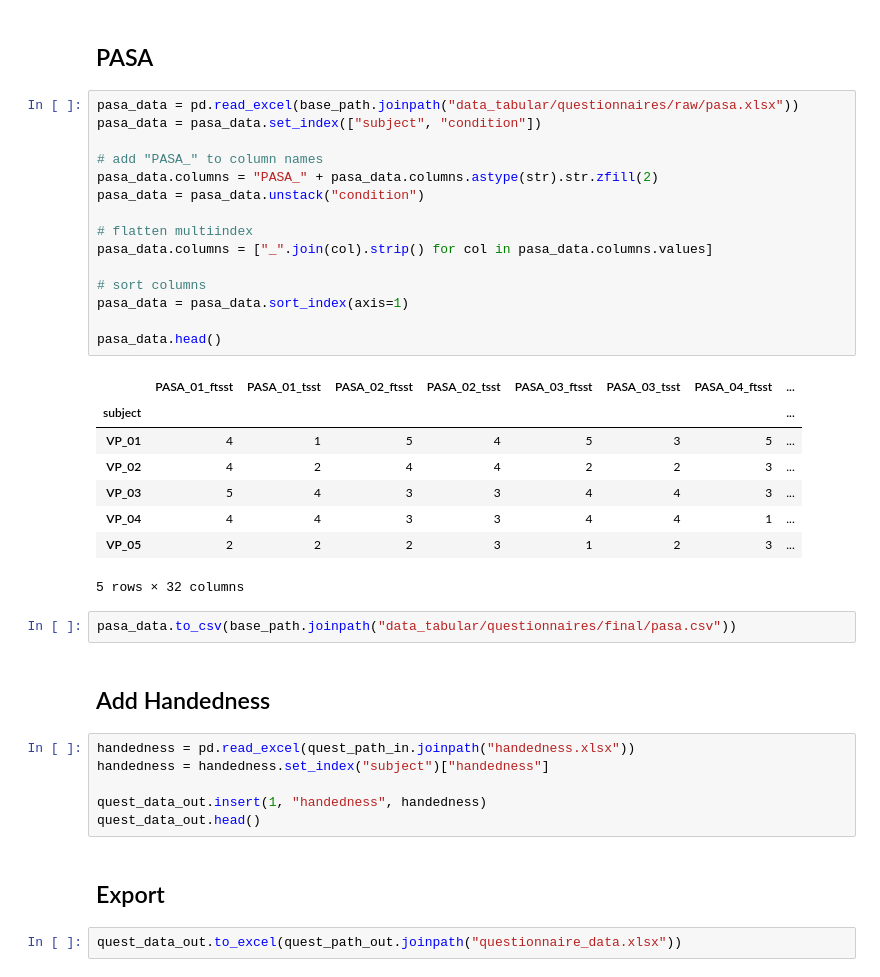
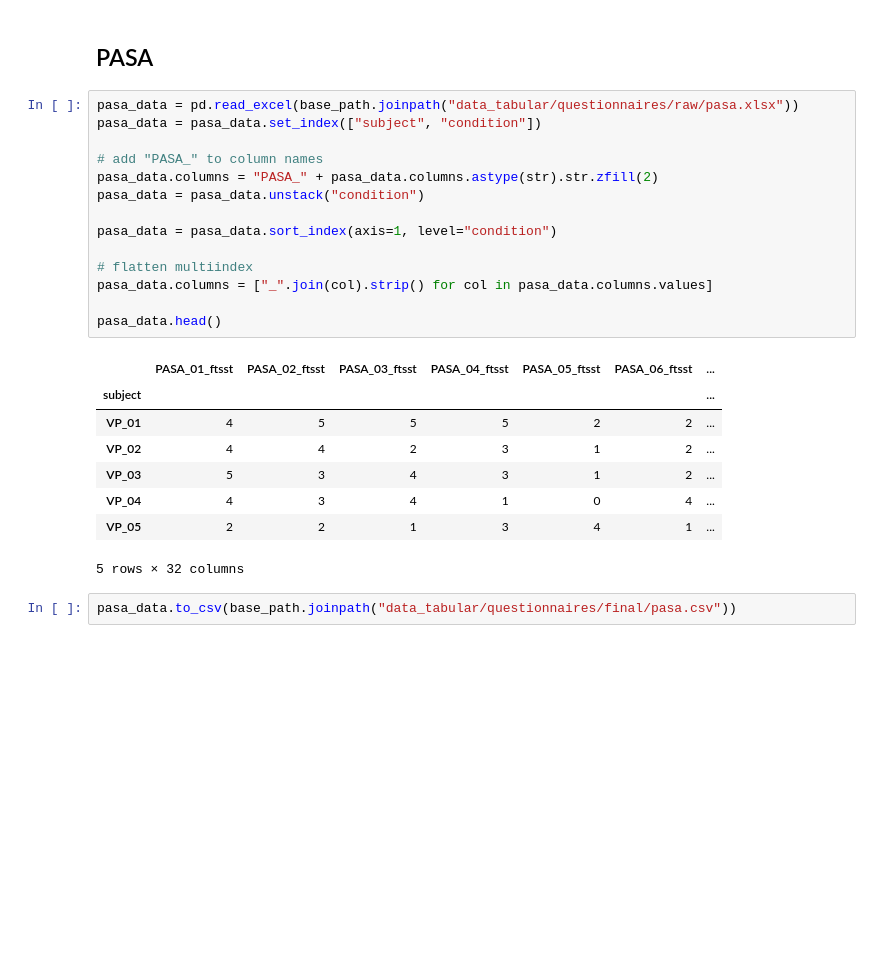
Before and after one commit to empkins/empkins-d03-preprocessing, a Jupyter notebook: experiments/2022_05_macro/unipark/Questionnaire_Data_Merge.ipynb, the cells around one changed output. Saved outputs shown, nothing was run; the diff lists cells and outputs as text; blank space fills up the shorter version.

Commit message:
base data + pasa finished

```diff
--- a/experiments/2022_05_macro/unipark/Questionnaire_Data_Merge.ipynb
+++ b/experiments/2022_05_macro/unipark/Questionnaire_Data_Merge.ipynb
@@ -200,38 +217,25 @@ Name: condition_order, dtype: object
 # %%
 pasa_data = pd.read_excel(base_path.joinpath("data_tabular/questionnaires/raw/pasa.xlsx"))
 pasa_data = pasa_data.set_index(["subject", "condition"])
 
 # add "PASA_" to column names
 pasa_data.columns = "PASA_" + pasa_data.columns.astype(str).str.zfill(2)
 pasa_data = pasa_data.unstack("condition")
 
+pasa_data = pasa_data.sort_index(axis=1, level="condition")
+
 # flatten multiindex
 pasa_data.columns = ["_".join(col).strip() for col in pasa_data.columns.values]
 
-# sort columns
-pasa_data = pasa_data.sort_index(axis=1)
-
 pasa_data.head()
 # %% [output]
-|  | PASA_01_ftsst | PASA_01_tsst | PASA_02_ftsst | PASA_02_tsst | PASA_03_ftsst | PASA_03_tsst | PASA_04_ftsst | ... |
-| subject |  |  |  |  |  |  |  | ... |
-| VP_01 | 4 | 1 | 5 | 4 | 5 | 3 | 5 | ... |
-| VP_02 | 4 | 2 | 4 | 4 | 2 | 2 | 3 | ... |
-| VP_03 | 5 | 4 | 3 | 3 | 4 | 4 | 3 | ... |
-| VP_04 | 4 | 4 | 3 | 3 | 4 | 4 | 1 | ... |
-| VP_05 | 2 | 2 | 2 | 3 | 1 | 2 | 3 | ... |
+|  | PASA_01_ftsst | PASA_02_ftsst | PASA_03_ftsst | PASA_04_ftsst | PASA_05_ftsst | PASA_06_ftsst | ... |
+| subject |  |  |  |  |  |  | ... |
+| VP_01 | 4 | 5 | 5 | 5 | 2 | 2 | ... |
+| VP_02 | 4 | 4 | 2 | 3 | 1 | 2 | ... |
+| VP_03 | 5 | 3 | 4 | 3 | 1 | 2 | ... |
+| VP_04 | 4 | 3 | 4 | 1 | 0 | 4 | ... |
+| VP_05 | 2 | 2 | 1 | 3 | 4 | 1 | ... |
 5 rows × 32 columns
 # %%
 pasa_data.to_csv(base_path.joinpath("data_tabular/questionnaires/final/pasa.csv"))
-# %% [markdown]
-## Add Handedness
-# %%
-handedness = pd.read_excel(quest_path_in.joinpath("handedness.xlsx"))
-handedness = handedness.set_index("subject")["handedness"]
-
-quest_data_out.insert(1, "handedness", handedness)
-quest_data_out.head()
-# %% [markdown]
-## Export
-# %%
-quest_data_out.to_excel(quest_path_out.joinpath("questionnaire_data.xlsx"))
```
Also changed, not shown: parts of 4 cells of this notebook.
